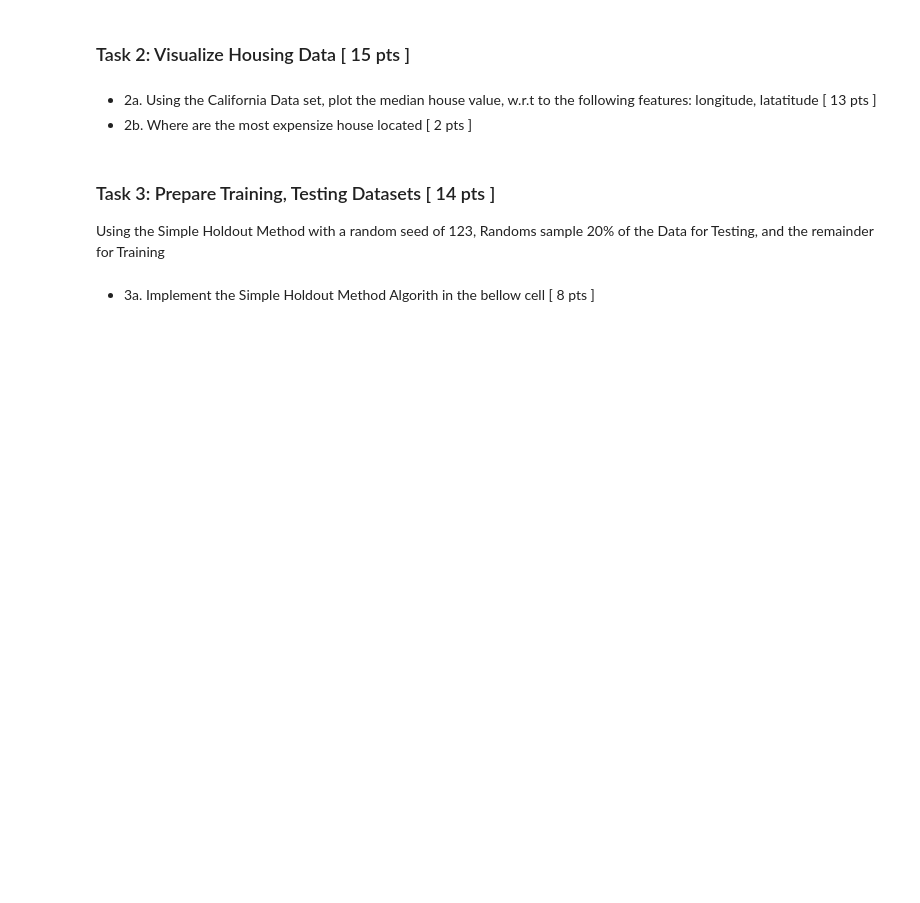
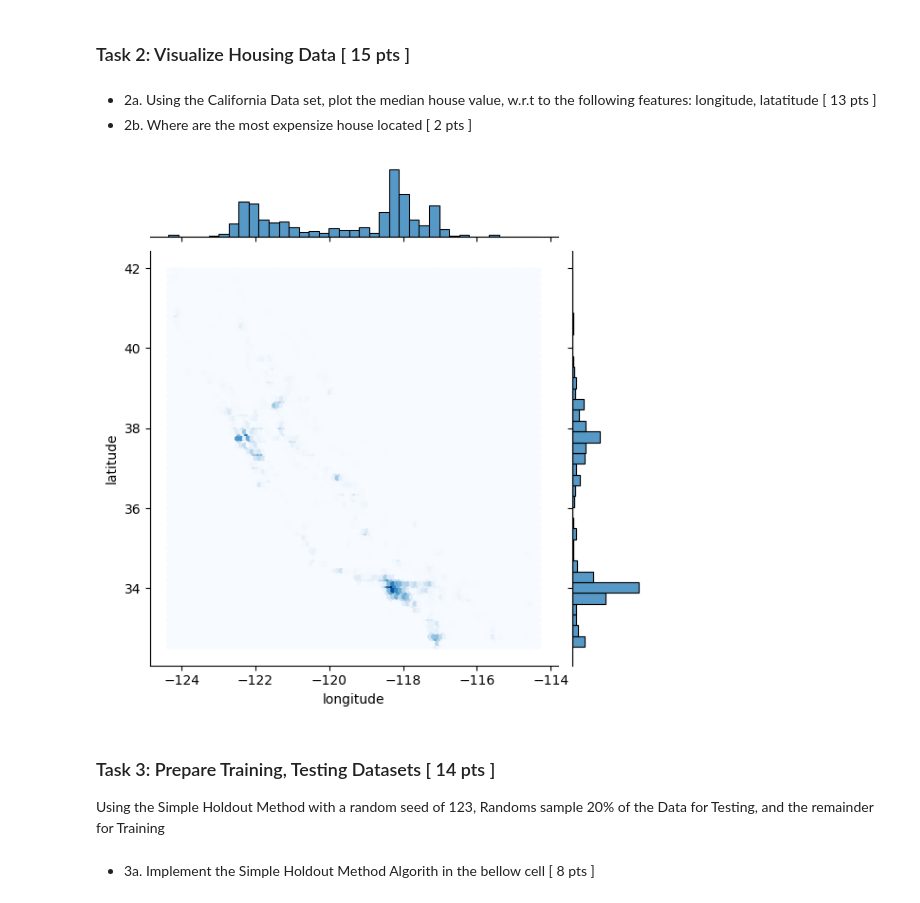
Before and after one commit to mike-keating-iv/ise538, a Jupyter notebook: assignment1/hw1_knn_regressor.ipynb, the cells around one changed output. Cells and saved outputs as stored; diff of their text form; code cells hidden in the pictures; blank space fills up the shorter version.

```diff
--- a/assignment1/hw1_knn_regressor.ipynb
+++ b/assignment1/hw1_knn_regressor.ipynb
@@ -30,3 +47,8 @@ import seaborn as sns
+# %%
+import seaborn as sns
+g = sns.jointplot(x='longitude', y='latitude', data=df_housing, kind='hex', gridsize=100, cmap='Blues')
+# %% [output]
+[figure, added]
 # %% [markdown]
 ### Task 3: Prepare Training, Testing Datasets [ 14 pts ]
 Using the Simple Holdout Method with a random seed of 123, Randoms sample 20% of the Data for Testing, and the remainder for Training
```
Also changed, not shown: parts of 10 cells of this notebook, 2 other files.
